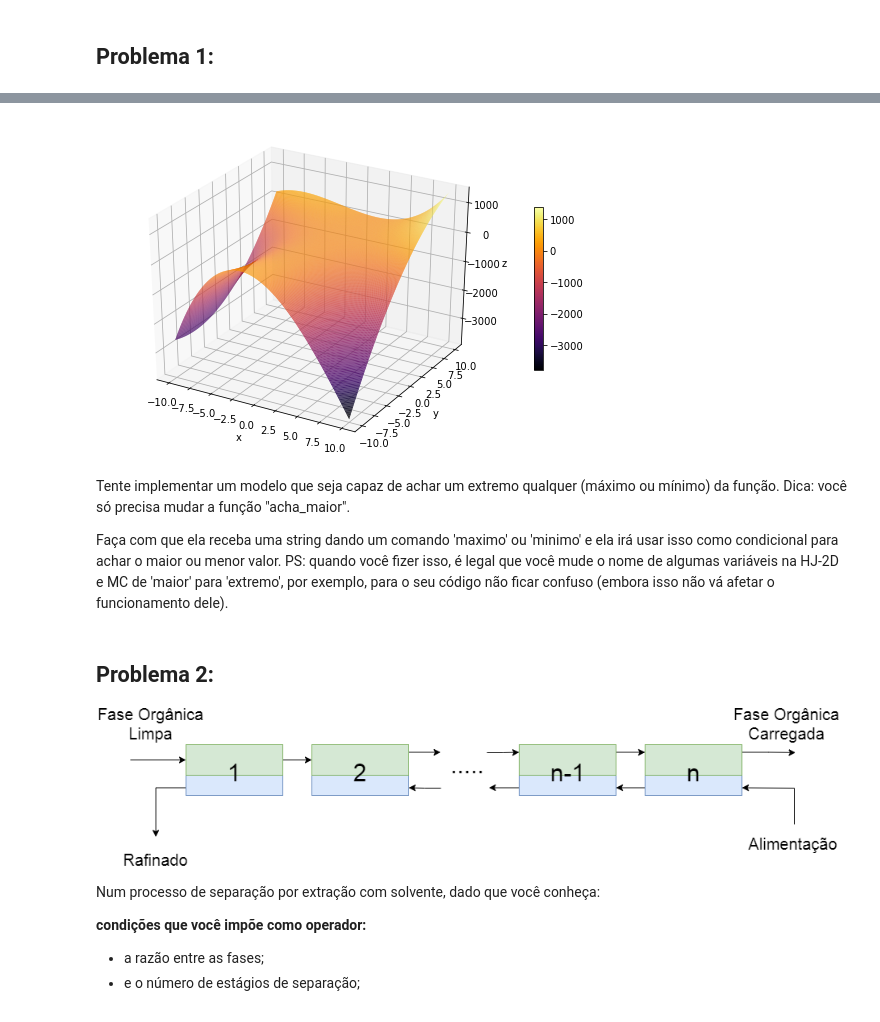
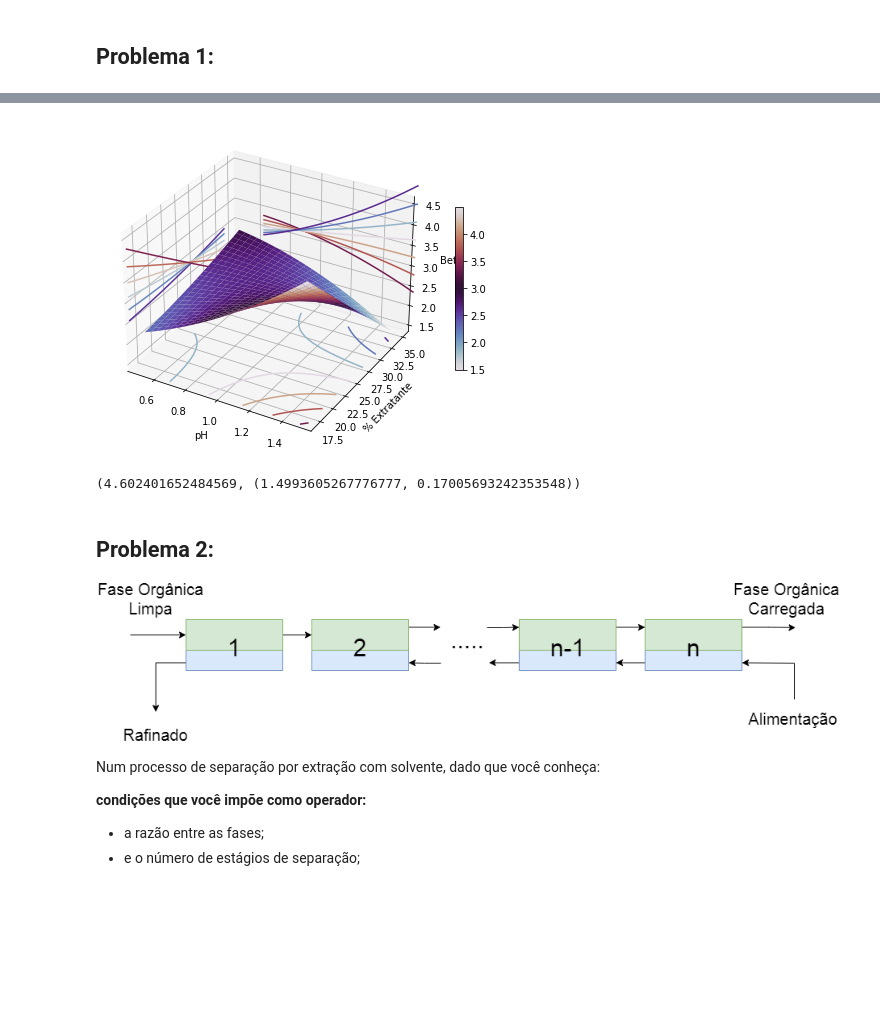
Before and after one commit to forcodeufrj/pbapq, a Jupyter notebook: notebooks em andamento/Recursividade.ipynb, the cells around one changed output, grey strips where cells are left out. Saved outputs shown, nothing was run; the diff lists cells and outputs as text; code cells hidden in the pictures; blank space fills up the shorter version.

```diff
--- a/notebooks em andamento/Recursividade.ipynb
+++ b/notebooks em andamento/Recursividade.ipynb
@@ -16,0 +24,9 @@ Integrando o Monte Carlo ao Hooke-Jeeves, teremos o primeiro gerando vários pon
+# %%
+a = 1.26105
+b = 0.5340
+c = 0.491092
+d = 2.383
+e = 12.1
+f = 2.5209
+g = -7.6
+h = -9.89
@@ -102,27 +124,27 @@ z = lambda x, y: x**3 + 2*x**2*y - x*y**2 + 6*x*y - 13*x**2 + y**2 - x + 2*y - 5
-# %%
-x = np.linspace(-10, 10, 1000)
-y = np.linspace(-10, 10, 1000)
-x, y = np.meshgrid(x, y)
-z1 = z(x, y)
-
-fig = plt.figure(figsize=(20,6))
-ax1 = fig.add_subplot(1, 2, 1, projection='3d')
-p1 = ax1.plot_surface(x, y, z1, cmap=mpl.cm.inferno, rstride=4, cstride=4, linewidth=0)
-ax1.set_xlabel('x')
-ax1.set_ylabel('y')
-ax1.set_zlabel('z')
-cb1 = fig.colorbar(p1, shrink=0.5)
-# %% [output]
-[figure, removed]
-# %% [markdown]
-Tente implementar um modelo que seja capaz de achar um extremo qualquer (máximo ou mínimo) da função.
-Dica: você só precisa mudar a função "acha_maior".
-
-Faça com que ela receba uma string dando um comando 'maximo' ou 'minimo' e ela irá usar isso como condicional para achar o maior ou menor valor.
-PS: quando você fizer isso, é legal que você mude o nome de algumas variáveis na HJ-2D e MC de 'maior' para 'extremo', por exemplo, para o seu código não ficar confuso (embora isso não vá afetar o funcionamento dele).
-# %%
-a = [[1, 2, 3], [4, 5, 6]]
-b = [[1, 2, 3]]
+# %%
+beta = lambda pH, ext: a + b*ext + c*pH + d*ext*pH + e*ext**2 + f*pH**2 + g*ext**2*pH + h*ext*pH**2
+# %%
+pH = np.linspace(0.5, 1.5, 100)
+ext = np.linspace(0.17, 0.35, 100)
+pH_grid, ext_grid = np.meshgrid(pH, ext)
+beta_grid = beta(pH_grid, ext_grid)
+
+fig = plt.figure(figsize=(20,6))
+ax = fig.add_subplot(1, 2, 1, projection='3d')
+p = ax.plot_surface(pH_grid, ext_grid*100, beta_grid, cmap=mpl.cm.twilight, rstride=4, cstride=4, linewidth=0)
+cset = ax.contour(pH_grid, ext_grid*100, beta_grid, offset=1.2, zdir='z', cmap=mpl.cm.twilight_shifted)
+cset = ax.contour(pH_grid, ext_grid*100, beta_grid, offset=0.4, zdir='x', cmap=mpl.cm.twilight_shifted)
+cset = ax.contour(pH_grid, ext_grid*100, beta_grid, offset=40, zdir='y', cmap=mpl.cm.twilight_shifted)
+ax.set_xlabel('pH')
+ax.set_ylabel('% Extratante')
+ax.set_zlabel('Beta')
+cb = fig.colorbar(p, shrink=0.5)
+# %% [output]
+[figure, added]
+# %%
+monte_carlo(beta, 1, 0.1, 0.001, 0.5, 1.5, 1, 0.03, 0.003, 0.17, 0.35)
+# %% [output]
+(4.602401652484569, (1.4993605267776777, 0.17005693242353548))
 # %% [markdown]
 ## Problema 2:
 
```
Also changed, not shown: parts of 11 cells of this notebook.
